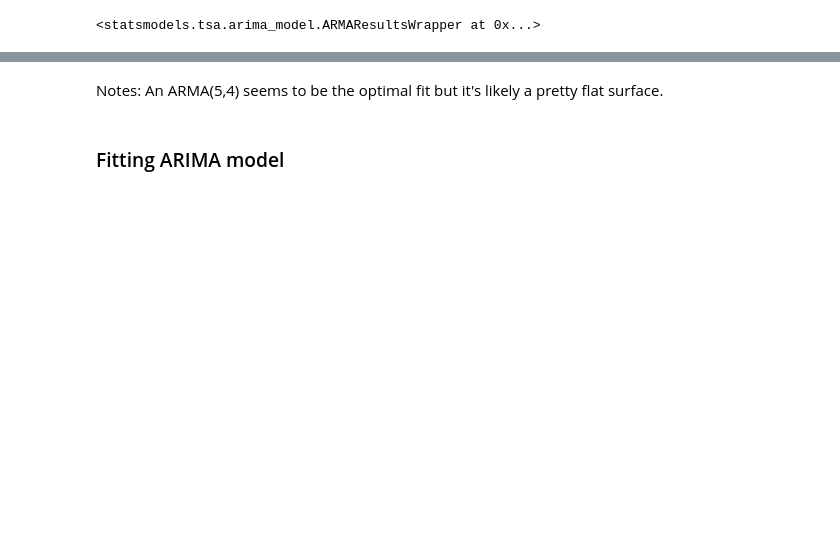
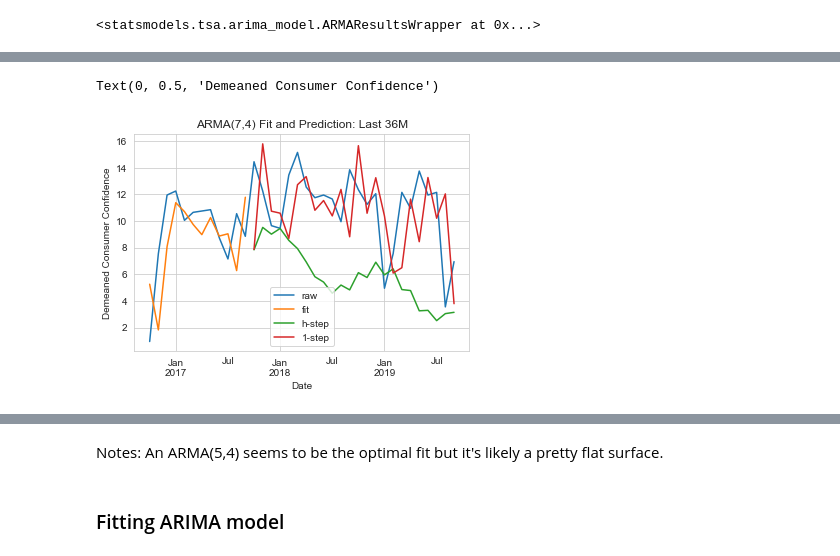
Before and after one commit to nt-ds/ckt-time-series-analysis, a Jupyter notebook: TSM_Proj.ipynb, the cells around one changed output, grey strips where cells are left out. Saved outputs shown, nothing was run; the diff lists cells and outputs as text; code cells hidden in the pictures; blank space fills up the shorter version.

```diff
--- a/TSM_Proj.ipynb
+++ b/TSM_Proj.ipynb
@@ -430,12 +352,12 @@ Freq: M, dtype: float64
 # %%
 # this gets all the arma models
 # we then have to fit each one and get the AIC
-all_arma = STATS.ARMA_model(ddata_cons,maxp=10,maxq=10)
+all_arma = STATS.ARMA_model(ddata_cons,holdout=24,maxp=10,maxq=10)
 
 arma_fits = {}
-for model in all_arma:
+for model in all_arma['is']:
     try:
-        m_fit = all_arma[model].fit(trend='nc')
+        m_fit = all_arma['is'][model].fit(trend='nc')
         arma_fits[model]=m_fit
     except:
         print('failed on:{0}'.format(model))
@@ -472,5 +394,8 @@ arma(10,10)    2775.520761
 Length: 113, dtype: float64
 # %%
 arma_opt=arma_fits[arma_aic[arma_aic==arma_aic.min()].index[0]]
+
+arma_fs =all_arma['fs']['arma({0},{1})'.format(arma_opt.k_ar,arma_opt.k_ma)]
+arma_fs.fit(trend='nc')
 # %% [output]
 <statsmodels.tsa.arima_model.ARMAResultsWrapper at 0x...>
@@ -484,0 +417,18 @@ ARMA(5,4)
+# %%
+# Running some arma predictions
+arma_pred_os_hstep = arma_opt.predict(start=ddata_cons.index[-24],end=ddata_cons.index[-1])
+# # be ar_fs is an ar-model instance we can use the params from the insample fit
+arma_pred_os_1step = pd.Series(index=ddata_cons.index[-24:],
+                               data=arma_fs.predict(arma_opt.params,start=ddata_cons.index[-24],end=ddata_cons.index[-1]))
+# %%
+# plotting arma data
+arma_pred_plot = pd.DataFrame({'raw':ddata_cons,'fit':arma_opt.fittedvalues,
+                               'h-step':arma_pred_os_hstep,'1-step':arma_pred_os_1step})
+sns.set_style('whitegrid')
+arma_pred_plot[-36:].plot()
+ax_ = plt.gca()
+ax_.set_title('ARMA({0},{1}) Fit and Prediction: Last 36M'.format(arma_opt.k_ar,arma_opt.k_ma))
+ax_.set_ylabel('Demeaned Consumer Confidence')
+# %% [output]
+Text(0, 0.5, 'Demeaned Consumer Confidence')
+[figure, added]
```
Also changed, not shown: parts of 31 cells of this notebook.
